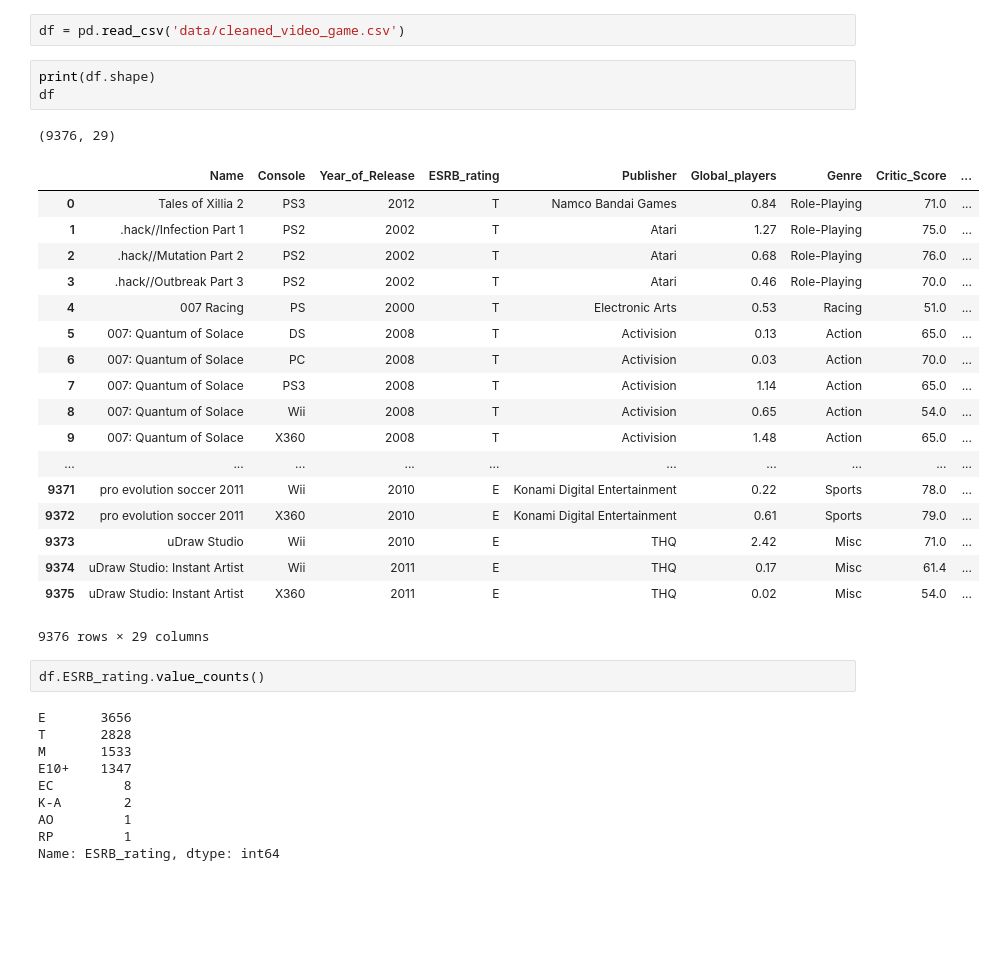
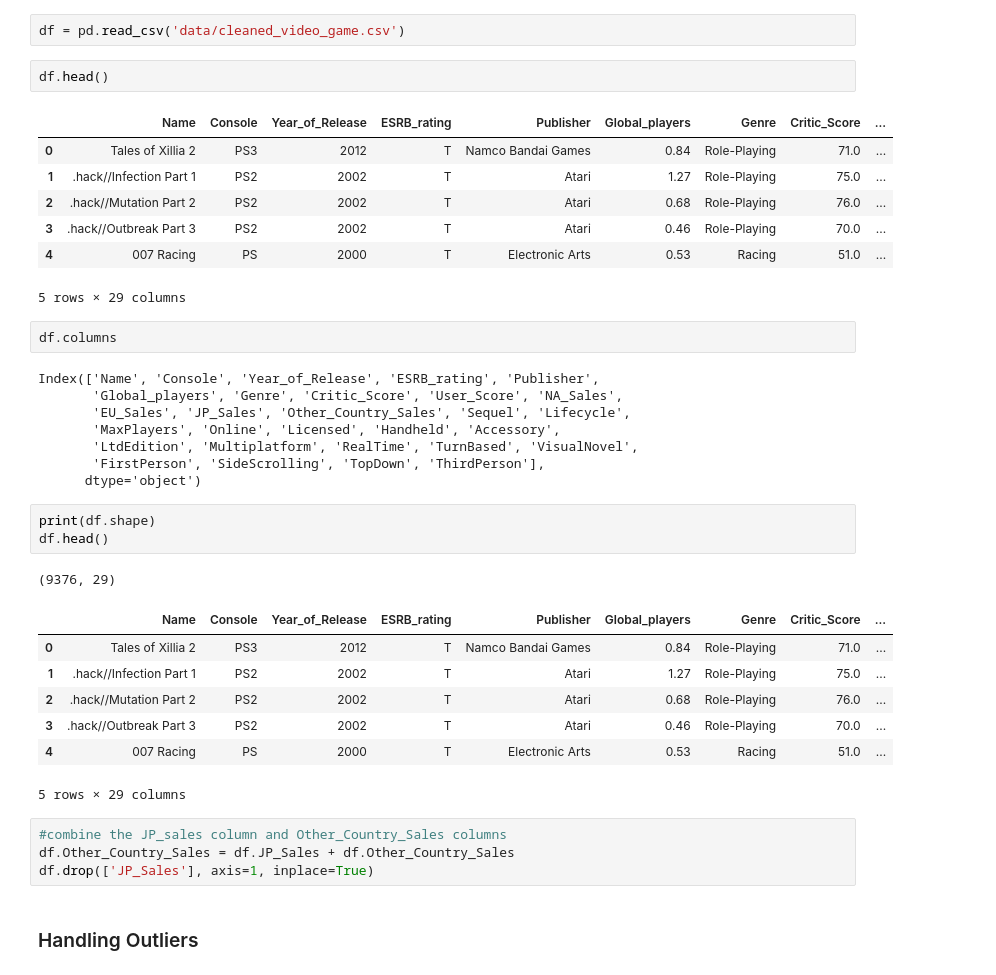
Before and after one commit to jeussantiago/Video_Game_Sales, a Jupyter notebook: EDA.ipynb, the cells around one changed output. Saved outputs shown, nothing was run; the diff lists cells and outputs as text; blank space fills up the shorter version.

```diff
--- a/EDA.ipynb
+++ b/EDA.ipynb
@@ -8,37 +18,40 @@ import seaborn as sns
 # %%
 df = pd.read_csv('data/cleaned_video_game.csv')
+# %%
+df.head()
+# %% [output]
+|  | Name | Console | Year_of_Release | ESRB_rating | Publisher | Global_players | Genre | Critic_Score | ... |
+| 0 | Tales of Xillia 2 | PS3 | 2012 | T | Namco Bandai Games | 0.84 | Role-Playing | 71.0 | ... |
+| 1 | .hack//Infection Part 1 | PS2 | 2002 | T | Atari | 1.27 | Role-Playing | 75.0 | ... |
+| 2 | .hack//Mutation Part 2 | PS2 | 2002 | T | Atari | 0.68 | Role-Playing | 76.0 | ... |
+| 3 | .hack//Outbreak Part 3 | PS2 | 2002 | T | Atari | 0.46 | Role-Playing | 70.0 | ... |
+| 4 | 007 Racing | PS | 2000 | T | Electronic Arts | 0.53 | Racing | 51.0 | ... |
+5 rows × 29 columns
+# %%
+df.columns
+# %% [output]
+Index(['Name', 'Console', 'Year_of_Release', 'ESRB_rating', 'Publisher',
+       'Global_players', 'Genre', 'Critic_Score', 'User_Score', 'NA_Sales',
+       'EU_Sales', 'JP_Sales', 'Other_Country_Sales', 'Sequel', 'Lifecycle',
+       'MaxPlayers', 'Online', 'Licensed', 'Handheld', 'Accessory',
+       'LtdEdition', 'Multiplatform', 'RealTime', 'TurnBased', 'VisualNovel',
+       'FirstPerson', 'SideScrolling', 'TopDown', 'ThirdPerson'],
+      dtype='object')
 # %%
 print(df.shape)
-df
+df.head()
 # %% [output]
 (9376, 29)
 |  | Name | Console | Year_of_Release | ESRB_rating | Publisher | Global_players | Genre | Critic_Score | ... |
 | 0 | Tales of Xillia 2 | PS3 | 2012 | T | Namco Bandai Games | 0.84 | Role-Playing | 71.0 | ... |
 | 1 | .hack//Infection Part 1 | PS2 | 2002 | T | Atari | 1.27 | Role-Playing | 75.0 | ... |
 | 2 | .hack//Mutation Part 2 | PS2 | 2002 | T | Atari | 0.68 | Role-Playing | 76.0 | ... |
 | 3 | .hack//Outbreak Part 3 | PS2 | 2002 | T | Atari | 0.46 | Role-Playing | 70.0 | ... |
 | 4 | 007 Racing | PS | 2000 | T | Electronic Arts | 0.53 | Racing | 51.0 | ... |
-| 5 | 007: Quantum of Solace | DS | 2008 | T | Activision | 0.13 | Action | 65.0 | ... |
-| 6 | 007: Quantum of Solace | PC | 2008 | T | Activision | 0.03 | Action | 70.0 | ... |
-| 7 | 007: Quantum of Solace | PS3 | 2008 | T | Activision | 1.14 | Action | 65.0 | ... |
-| 8 | 007: Quantum of Solace | Wii | 2008 | T | Activision | 0.65 | Action | 54.0 | ... |
-| 9 | 007: Quantum of Solace | X360 | 2008 | T | Activision | 1.48 | Action | 65.0 | ... |
-| ... | ... | ... | ... | ... | ... | ... | ... | ... | ... |
-| 9371 | pro evolution soccer 2011 | Wii | 2010 | E | Konami Digital Entertainment | 0.22 | Sports | 78.0 | ... |
-| 9372 | pro evolution soccer 2011 | X360 | 2010 | E | Konami Digital Entertainment | 0.61 | Sports | 79.0 | ... |
-| 9373 | uDraw Studio | Wii | 2010 | E | THQ | 2.42 | Misc | 71.0 | ... |
-| 9374 | uDraw Studio: Instant Artist | Wii | 2011 | E | THQ | 0.17 | Misc | 61.4 | ... |
-| 9375 | uDraw Studio: Instant Artist | X360 | 2011 | E | THQ | 0.02 | Misc | 54.0 | ... |
-9376 rows × 29 columns
+5 rows × 29 columns
-# %%
-df.ESRB_rating.value_counts()
-# %% [output]
-E       3656
-T       2828
-M       1533
-E10+    1347
-EC         8
-K-A        2
-AO         1
-RP         1
-Name: ESRB_rating, dtype: int64
+# %%
+#combine the JP_sales column and Other_Country_Sales columns
+df.Other_Country_Sales = df.JP_Sales + df.Other_Country_Sales
+df.drop(['JP_Sales'], axis=1, inplace=True)
+# %% [markdown]
+### Handling Outliers
```
Also changed, not shown: parts of 81 cells of this notebook, 3 other files.
